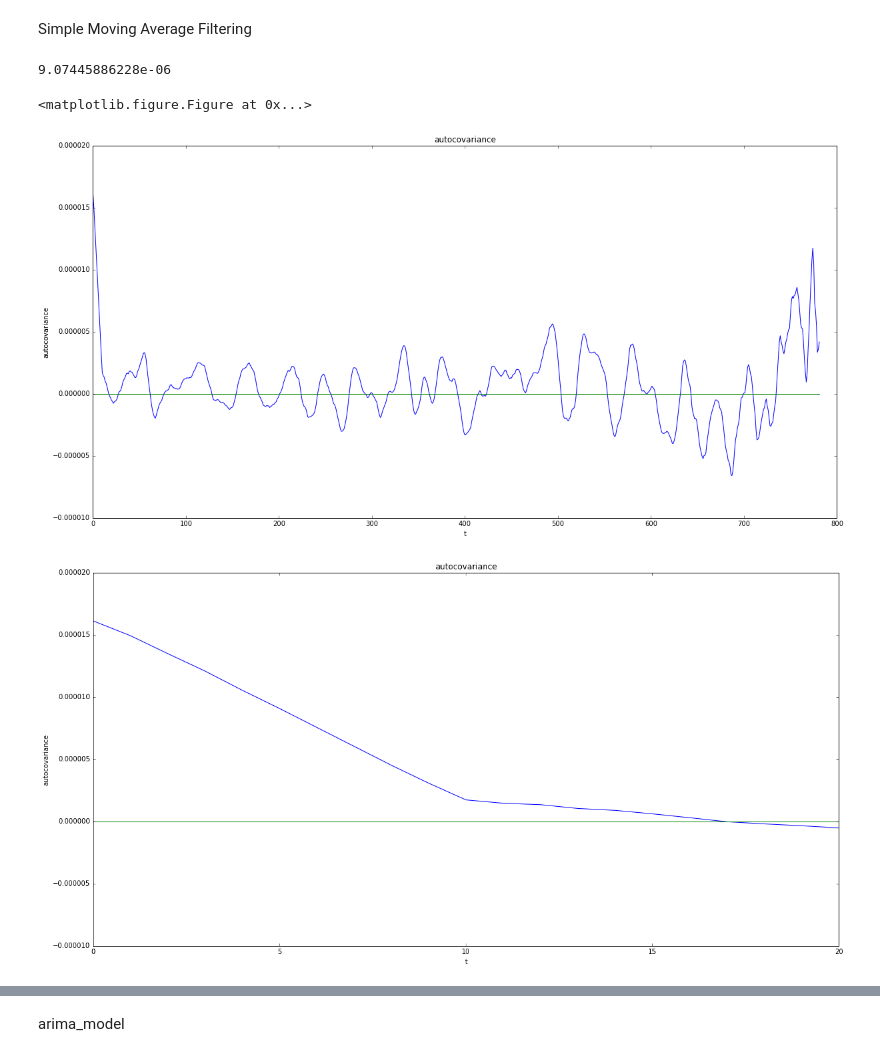
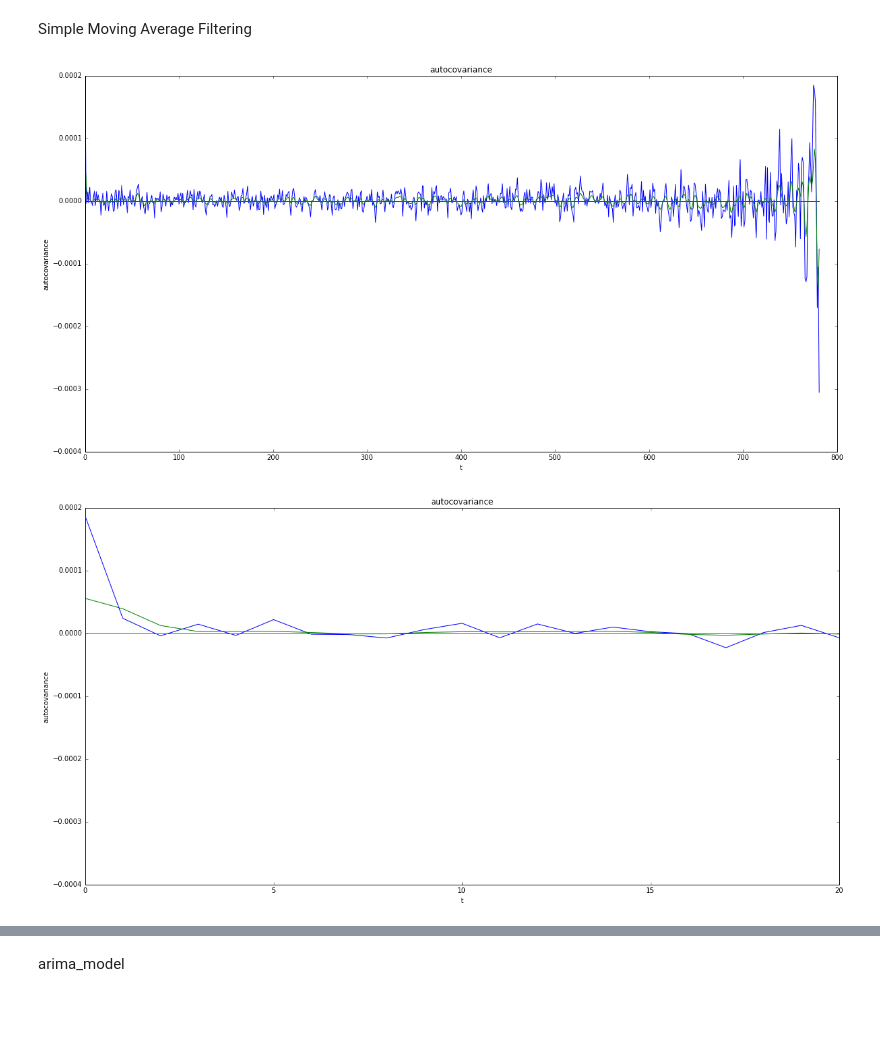
Before and after one commit to vipmax/PM, a Jupyter notebook: Task 3.ipynb, the cells around one changed output, grey strips where cells are left out. Drawn from its saved outputs; the diff is of its cells as text; code cells hidden in the pictures; blank space fills up the shorter version.

```diff
--- a/Task 3.ipynb
+++ b/Task 3.ipynb
@@ -96,5 +99,5 @@ print(data)
 # %%
-window = 100
+window = 10
 
 rolling = data.rolling(window=window)
 rolmean = rolling.mean()
@@ -105,7 +108,7 @@ rolstd =  rolling.std()
 plt.figure(2, figsize=(20,10))
 plt.plot(data[window:], color='black', label='Data')
 plt.plot(rolmean, color='red', label='Rolling mean')
-plt.plot(rolvar, color='blue', label = 'Rolling variance')
+plt.plot(rolvar, color='blue', label = 'Rolling var')
 plt.plot(rolstd, color='yellow', label = 'Rolling std')
 plt.legend(loc='best')
 plt.show()
@@ -253,71 +213,41 @@ Simple Moving Average Filtering
 # %%
 from __future__ import division
 from numpy import linspace, loadtxt, ones, convolve
 import numpy as numpy
 
 
 def movingaverage(interval, window_size):
     window = numpy.ones(int(window_size))/float(window_size)
     return numpy.convolve(interval, window, 'same')
 
-x = data.index.values
-y = data.values[:,0]
 
-# print(x)
-# print(y)
-
-
-y_av = movingaverage(y, 10)
-# print(y_av)
-# for i in range(0, len(y) - 1):
-#     print(y[i], y_av[i])
-
-plt.figure(figsize=(20, 10))
-import numpy
-
-values = y_av
-mean = 0
-
-def cov(t):
-    summ = 0
-    for i in range(0, len(values) - t - 1):
-        summ += (values[i] - mean)*(values[i+t] - mean)
-    return summ
-
-def cov(t):
-    summ = 0
-    return (1/(len(values) - t - 1)) * sum([(values[i] - mean)*(values[i+t] - mean) for i in range(0, len(values) - t - 1)])
-
-print(cov(5))
-
-x = [i for i in range(0, len(values) - 1)]
-y = [cov(i) for i in range(0, len(values) - 1)]
-
+sma_values = movingaverage(sma_values, 2)
+x = [i for i in range(0, len(sma_values) - 1)]
+y = autocov(values)
+sma_y = autocov(sma_values)
 
 
 plt.figure(figsize=(20, 10))
 plt.title('autocovariance')
 plt.xlabel('t')
 plt.ylabel('autocovariance')
 plt.plot(x, y, label="")
-plt.plot(x, [0 for i in range(0, len(values) - 1)], label="")
-
+plt.plot(x, sma_y, label="")
+plt.plot(x, [0 for i in range(0, len(sma_values) - 1)], label="")
 plt.show()
-
 
 
 plt.figure(figsize=(20, 10))
 plt.title('autocovariance')
 plt.xlabel('t')
 plt.ylabel('autocovariance')
 plt.plot(x, y, label="")
-plt.plot(x, [0 for i in range(0, len(values) - 1)], label="")
+plt.plot(x, sma_y, label="")
+plt.plot(x, [0 for i in range(0, len(sma_values) - 1)], label="")
 plt.xlim(0,20)
 
 plt.show()
 # %% [output]
-9.07445886228e-06
-<matplotlib.figure.Figure at 0x...>
-[figure, old version]
+[figure, new version]
-[figure, old version]
+[figure, new version]
 # %%
```
Also changed, not shown: parts of 16 cells of this notebook.
